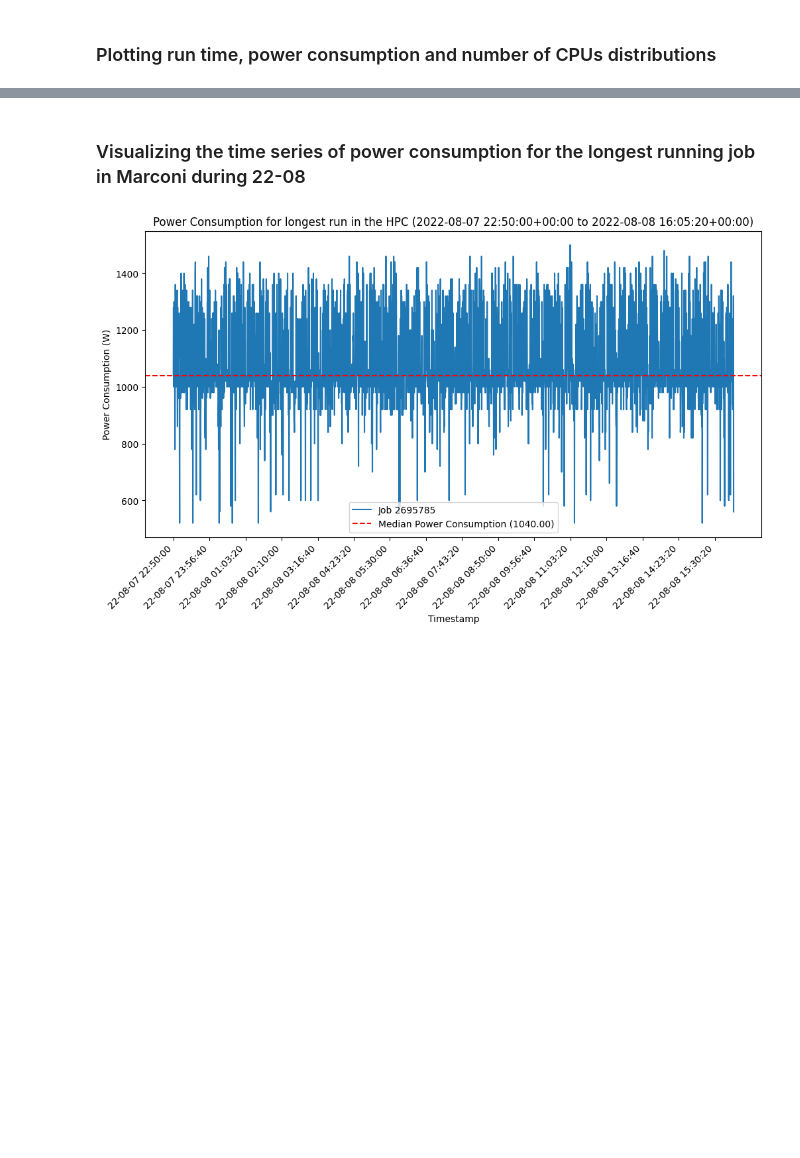
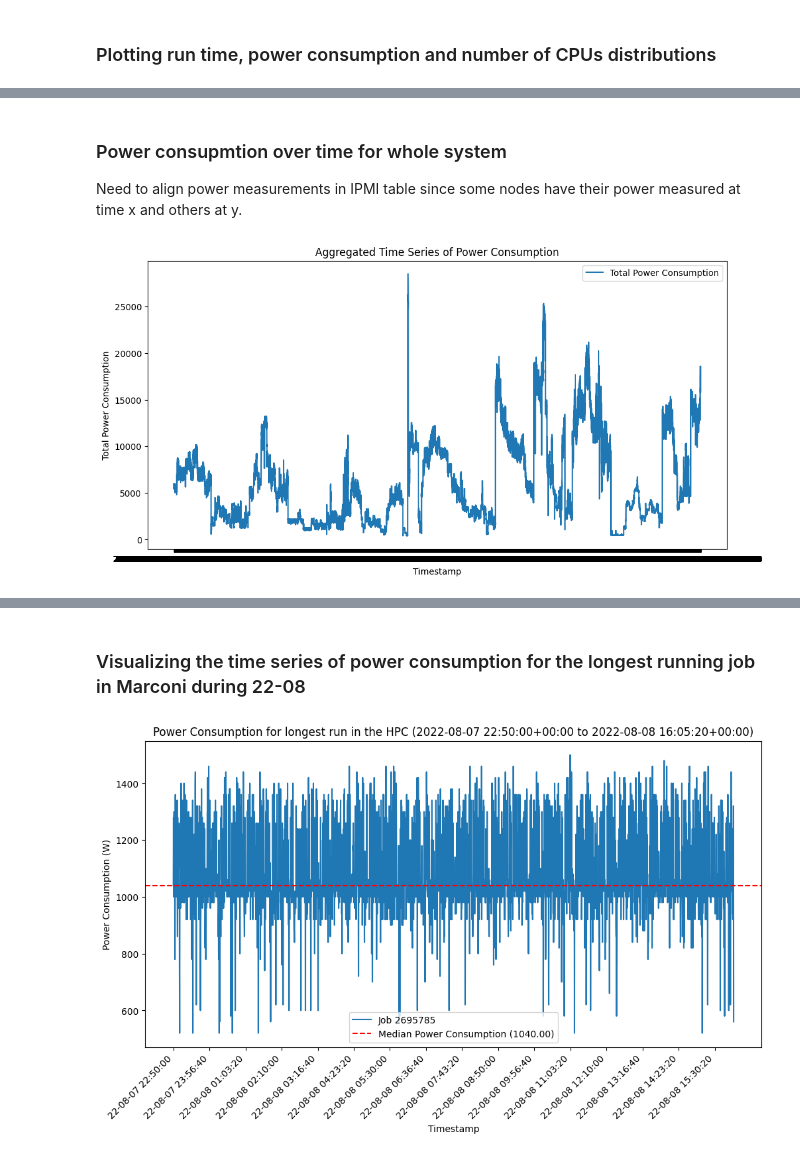
Before and after one commit to Marthyna/hpc-energy-consumption-profiling, a Jupyter notebook: notes/experiments_singlenode.ipynb, the cells around one changed output, grey strips where cells are left out. Drawn from its saved outputs; the diff is of its cells as text; code cells hidden in the pictures; blank space fills up the shorter version.

```diff
--- a/notes/experiments_singlenode.ipynb
+++ b/notes/experiments_singlenode.ipynb
@@ -28,6 +26,7 @@ chunk_size = 10000  # Chunk size for merging dataframes without using excessive
 # Dataframe to store the merged data
 merged_df_list = []
 job_info__list = []
+total_power_list = []
 
 # Iterate through each month folder
 for month_folder in os.listdir(root_directory):
@@ -50,29 +49,9 @@ for month_folder in os.listdir(root_directory):
                 # Append the merged chunk to the list
                 merged_df_list.append(merged_df_chunk)
                 job_info__list.append(job_info_chunk)
+                total_power_list.append(total_power_chunk)
 
             # Concatenate all chunks into the final merged dataframe
             merged_df = pd.concat(merged_df_list, ignore_index=True)
             job_info_df = pd.concat(job_info__list, ignore_index=True)
-
-# Check for missing values in relevant columns and drop these rows
-missing_values = merged_df[relevant_columns].isnull().sum()
-if not missing_values.empty and any(missing_values > 0):
-    print(f'Missing values:')
-    print(missing_values[missing_values > 0])
-    merged_df.dropna(subset=relevant_columns, inplace=True)
-
-# Check if timestamps for each node are separated by more than 20 seconds and drop jobs with faulty readings
-for job in merged_df['job_id'].unique():
-    problematic_rows = []
-    node_data = merged_df[merged_df['job_id'] == job].sort_values(by='timestamp')
-    node_data['timestamp'] = pd.to_datetime(node_data['timestamp'])
-
-    for i, row in node_data.iterrows():
-        if i + 1 < len(node_data):
-            next_row = node_data.loc[i + 1]
-            if (next_row['timestamp'] - row['timestamp']).total_seconds() != 20.0:
-                problematic_rows.append((row, next_row))
-
-    if problematic_rows:
-        merged_df = merged_df[~merged_df['job_id'].isin([job])]
+            total_power_df = pd.concat(total_power_list, ignore_index=True)
@@ -135,0 +171,18 @@ plt.show()
+# %% [markdown]
+### Power consupmtion over time for whole system
+Need to align power measurements in IPMI table since some nodes have their power measured at time x and others at y.
+# %%
+aggregated_power = total_power_df.groupby('timestamp')['value'].sum().reset_index()
+
+aggregated_power
+
+# Plot the time series
+plt.figure(figsize=(12, 6))
+plt.plot(aggregated_power['timestamp'], aggregated_power['value'], label='Total Power Consumption')
+plt.title('Aggregated Time Series of Power Consumption')
+plt.xlabel('Timestamp')
+plt.ylabel('Total Power Consumption')
+plt.legend()
+plt.show()
+# %% [output]
+[figure, added]
```
Also changed, not shown: parts of 13 cells of this notebook, 2 other files.
